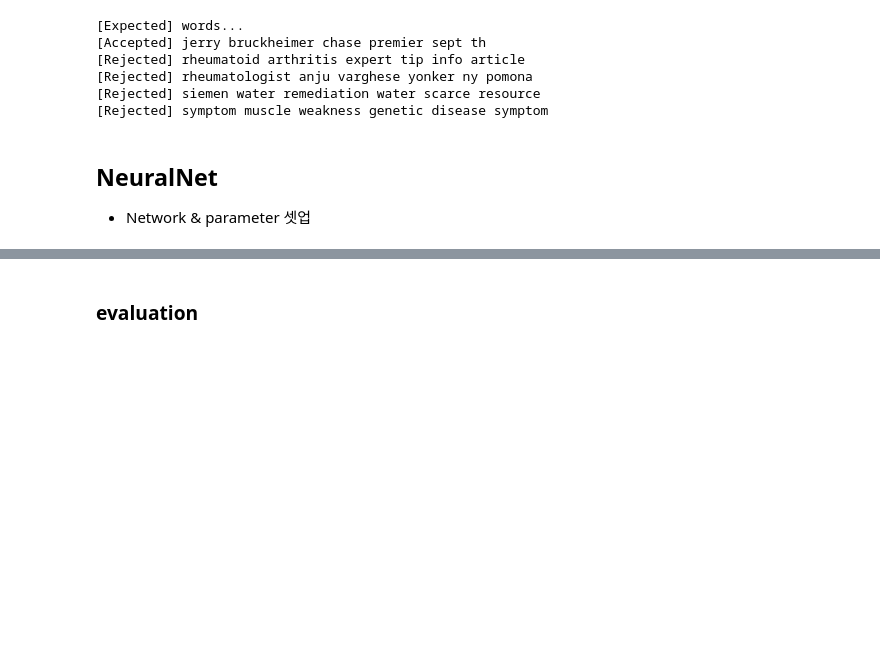
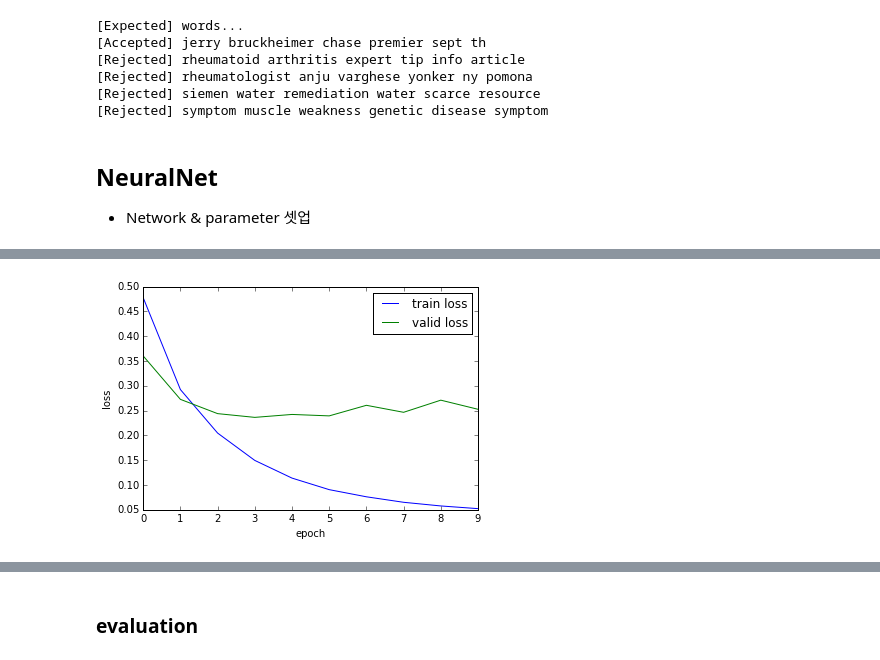
Before and after one commit to wbaek/deeplearing_exercise, a Jupyter notebook: excercises/2.intermidiate/nolearn_farm_ads.ipynb, the cells around one changed output, grey strips where cells are left out. Cells and saved outputs as stored; diff of their text form; code cells hidden in the pictures; blank space fills up the shorter version.

```diff
--- a/excercises/2.intermidiate/nolearn_farm_ads.ipynb
+++ b/excercises/2.intermidiate/nolearn_farm_ads.ipynb
@@ -75,6 +75,22 @@ from lasagne.layers import *
 from lasagne.nonlinearities import *
 layers = [
     (InputLayer, {'shape': X.shape}),
-    (DenseLayer, {'num_units': 256, 'nonlinearity': tanh}),
+    (DenseLayer, {'num_units': 1024, 'nonlinearity': rectify}),
+    (DenseLayer, {'num_units': 256, 'nonlinearity': rectify}),
     (DenseLayer, {'num_units': 2, 'nonlinearity': softmax}),
 ]
+
+from nolearn.lasagne import NeuralNet
+from nolearn.lasagne import TrainSplit
+from lasagne.objectives import *
+from lasagne.updates import *
+net = NeuralNet(
+    layers=layers,
+    train_split=TrainSplit(eval_size=0.1),
+    max_epochs = 10,
+
+    update=sgd,
+    update_learning_rate=0.1,
+
+    verbose=1,
+)
@@ -80,0 +99,2 @@ layers = [
+# %%
+_ = net.fit(X, y)
@@ -80,0 +119,7 @@ layers = [
+# %%
+import matplotlib.pyplot as plt
+%matplotlib inline
+from nolearn.lasagne.visualize import plot_loss
+plot_loss(net)
+# %% [output]
+[figure, added]
```
Also changed, not shown: parts of 9 cells of this notebook.
